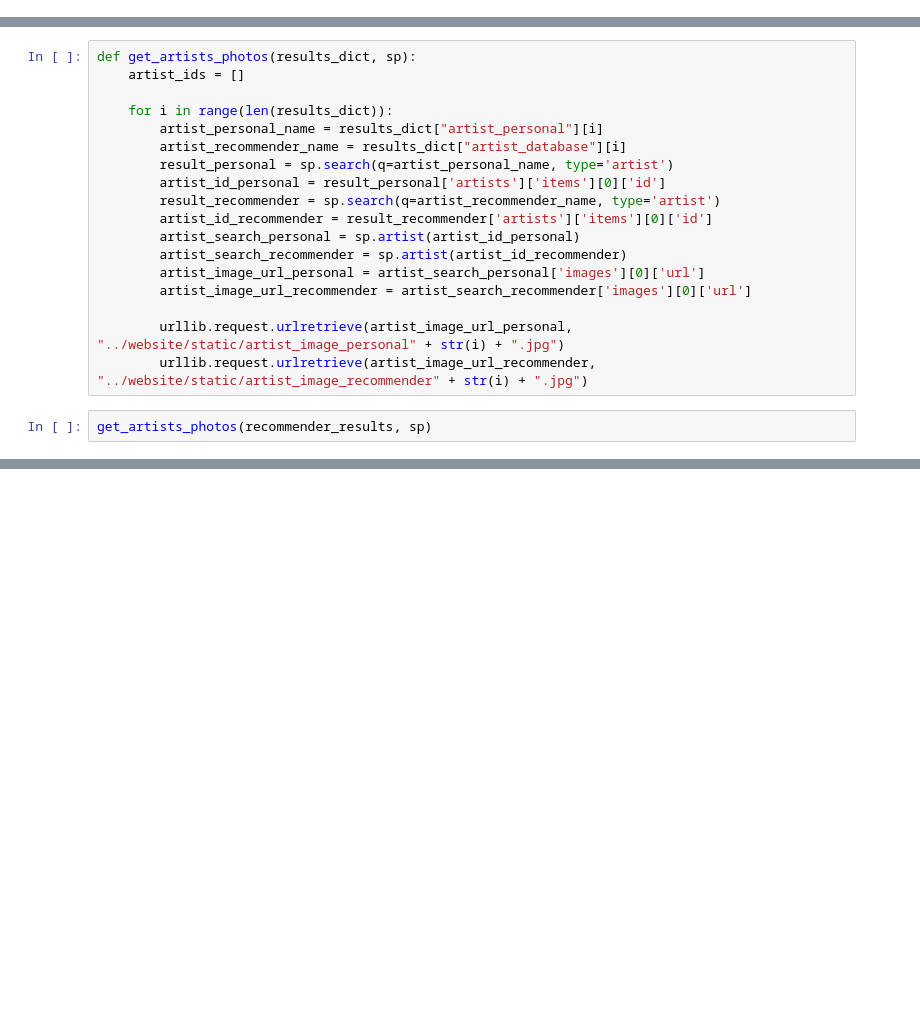
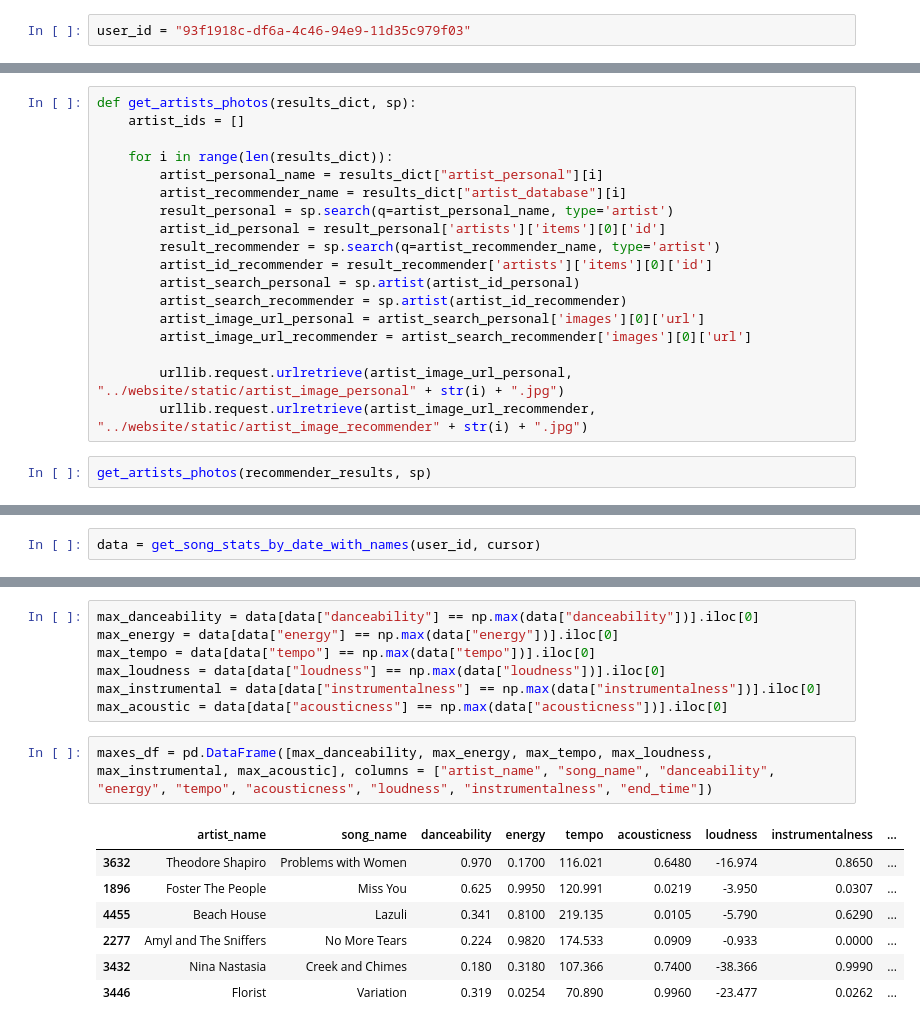
Before and after one commit to dkoterwa/spotify_app, a Jupyter notebook: website/testing_plots.ipynb, the cells around one changed output, grey strips where cells are left out. Saved outputs shown, nothing was run; the diff lists cells and outputs as text; blank space fills up the shorter version.

```diff
--- a/website/testing_plots.ipynb
+++ b/website/testing_plots.ipynb
@@ -19,3 +17,5 @@ user_id = "fd3d877b-6d54-4cba-a037-ed9ab548f8af"
+# %%
+user_id = "93f1918c-df6a-4c46-94e9-11d35c979f03"
 # %%
 conn, cursor = db_connect("spotify_db.db")
 sp = connect_to_sp(cid, secret)
@@ -159,0 +280,2 @@ get_artists_photos(recommender_results, sp)
+# %%
+data = get_song_stats_by_date_with_names(user_id, cursor)
@@ -159,0 +291,17 @@ get_artists_photos(recommender_results, sp)
+# %%
+max_danceability = data[data["danceability"] == np.max(data["danceability"])].iloc[0]
+max_energy = data[data["energy"] == np.max(data["energy"])].iloc[0]
+max_tempo = data[data["tempo"] == np.max(data["tempo"])].iloc[0]
+max_loudness = data[data["loudness"] == np.max(data["loudness"])].iloc[0]
+max_instrumental = data[data["instrumentalness"] == np.max(data["instrumentalness"])].iloc[0]
+max_acoustic = data[data["acousticness"] == np.max(data["acousticness"])].iloc[0]
+# %%
+maxes_df = pd.DataFrame([max_danceability, max_energy, max_tempo, max_loudness, max_instrumental, max_acoustic], columns = ["artist_name", "song_name", "danceability", "energy", "tempo", "acousticness", "loudness", "instrumentalness", "end_time"])
+# %% [output]
+|  | artist_name | song_name | danceability | energy | tempo | acousticness | loudness | instrumentalness | ... |
+| 3632 | Theodore Shapiro | Problems with Women | 0.970 | 0.1700 | 116.021 | 0.6480 | -16.974 | 0.8650 | ... |
+| 1896 | Foster The People | Miss You | 0.625 | 0.9950 | 120.991 | 0.0219 | -3.950 | 0.0307 | ... |
+| 4455 | Beach House | Lazuli | 0.341 | 0.8100 | 219.135 | 0.0105 | -5.790 | 0.6290 | ... |
+| 2277 | Amyl and The Sniffers | No More Tears | 0.224 | 0.9820 | 174.533 | 0.0909 | -0.933 | 0.0000 | ... |
+| 3432 | Nina Nastasia | Creek and Chimes | 0.180 | 0.3180 | 107.366 | 0.7400 | -38.366 | 0.9990 | ... |
+| 3446 | Florist | Variation | 0.319 | 0.0254 | 70.890 | 0.9960 | -23.477 | 0.0262 | ... |
```
Also changed, not shown: parts of 19 cells of this notebook, 11 other files.
